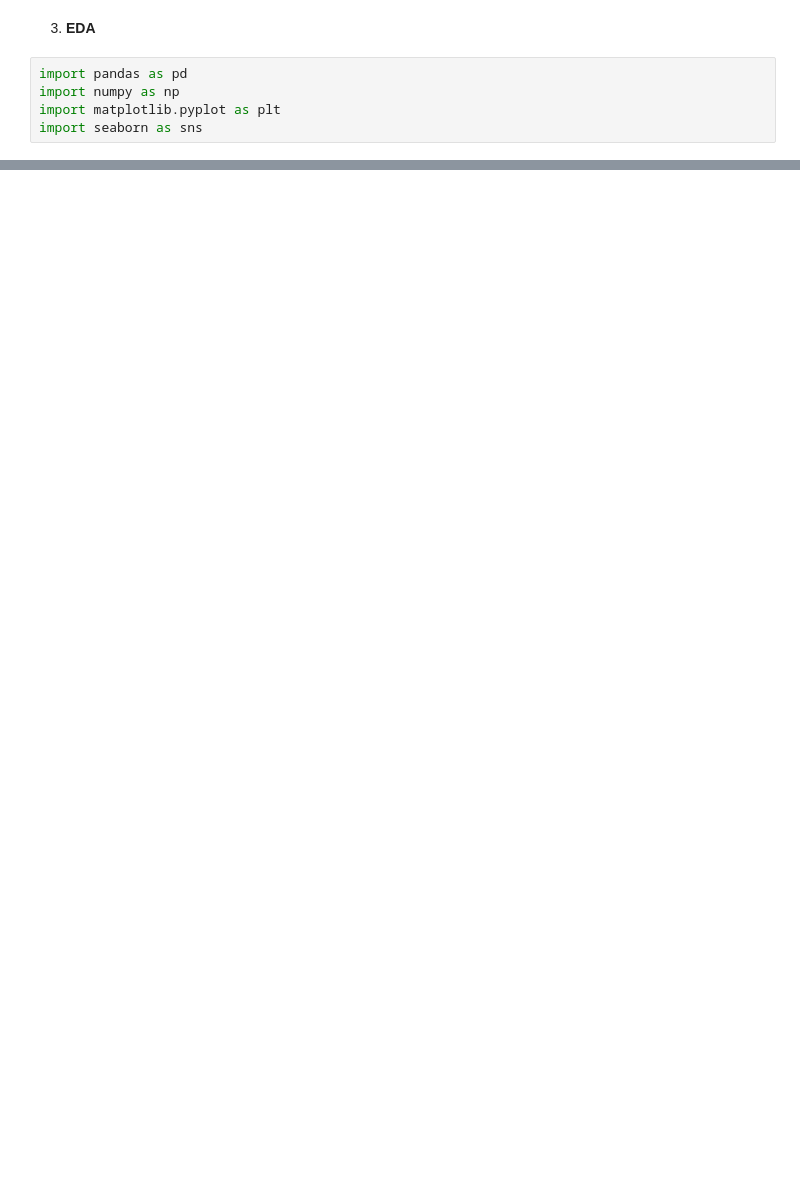
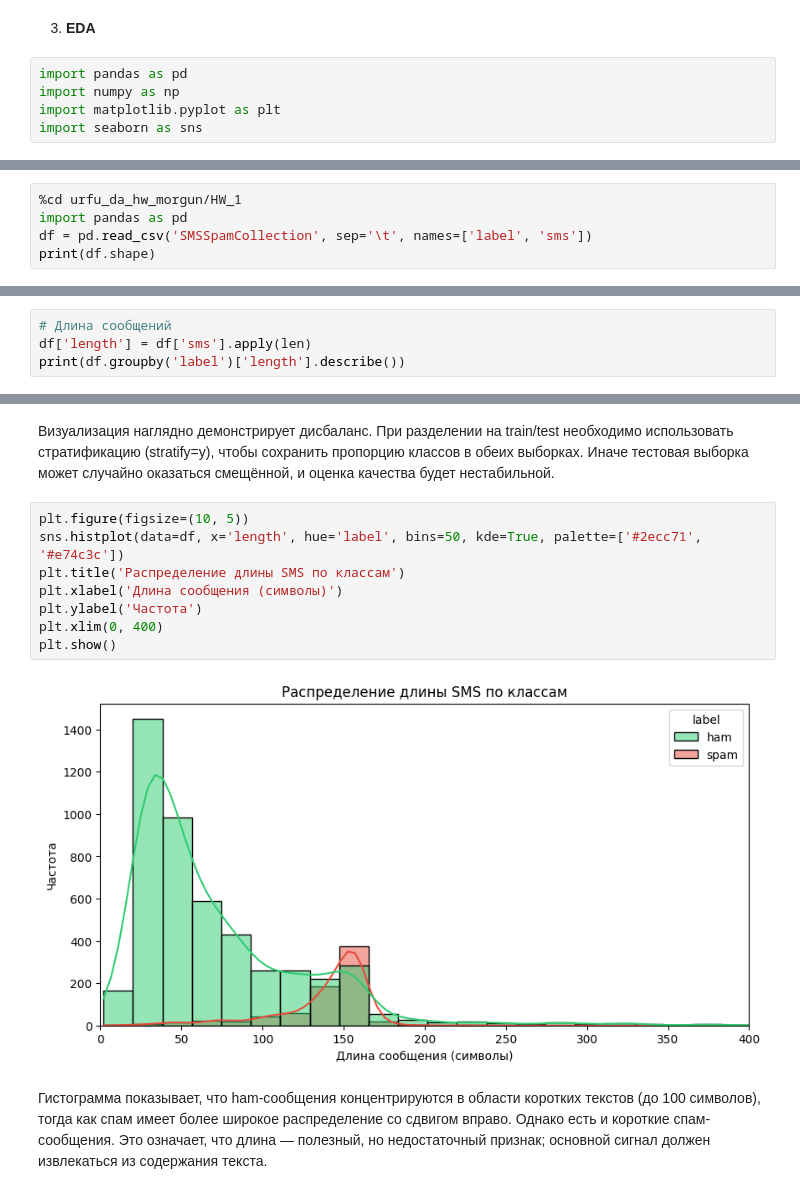
Before and after one commit to quLyash/urfu_da_hw_morgun, a Jupyter notebook: HW_1/hw_1.ipynb, the cells around one changed output, grey strips where cells are left out. Saved outputs shown, nothing was run; the diff lists cells and outputs as text; blank space fills up the shorter version.

```diff
--- a/HW_1/hw_1.ipynb
+++ b/HW_1/hw_1.ipynb
@@ -43,0 +54,5 @@ import seaborn as sns
+# %%
+%cd urfu_da_hw_morgun/HW_1
+import pandas as pd
+df = pd.read_csv('SMSSpamCollection', sep='\t', names=['label', 'sms'])
+print(df.shape)
@@ -43,0 +88,4 @@ import seaborn as sns
+# %%
+# Длина сообщений
+df['length'] = df['sms'].apply(len)
+print(df.groupby('label')['length'].describe())
@@ -43,0 +111,14 @@ import seaborn as sns
+# %% [markdown]
+Визуализация наглядно демонстрирует дисбаланс. При разделении на train/test необходимо использовать стратификацию (stratify=y), чтобы сохранить пропорцию классов в обеих выборках. Иначе тестовая выборка может случайно оказаться смещённой, и оценка качества будет нестабильной.
+# %%
+plt.figure(figsize=(10, 5))
+sns.histplot(data=df, x='length', hue='label', bins=50, kde=True, palette=['#2ecc71', '#e74c3c'])
+plt.title('Распределение длины SMS по классам')
+plt.xlabel('Длина сообщения (символы)')
+plt.ylabel('Частота')
+plt.xlim(0, 400)
+plt.show()
+# %% [output]
+[figure, added]
+# %% [markdown]
+Гистограмма показывает, что ham-сообщения концентрируются в области коротких текстов (до 100 символов), тогда как спам имеет более широкое распределение со сдвигом вправо. Однако есть и короткие спам-сообщения. Это означает, что длина — полезный, но недостаточный признак; основной сигнал должен извлекаться из содержания текста.
```
Also changed, not shown: parts of 11 cells of this notebook.
